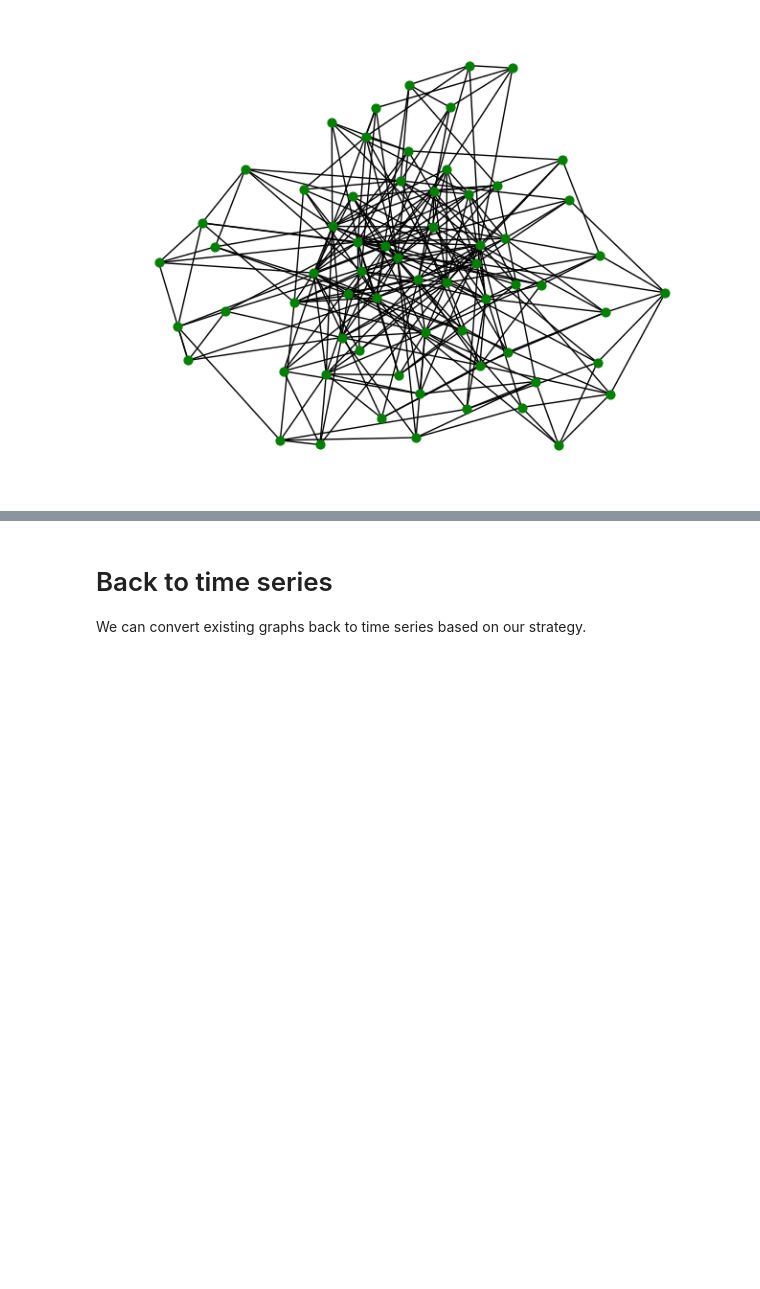
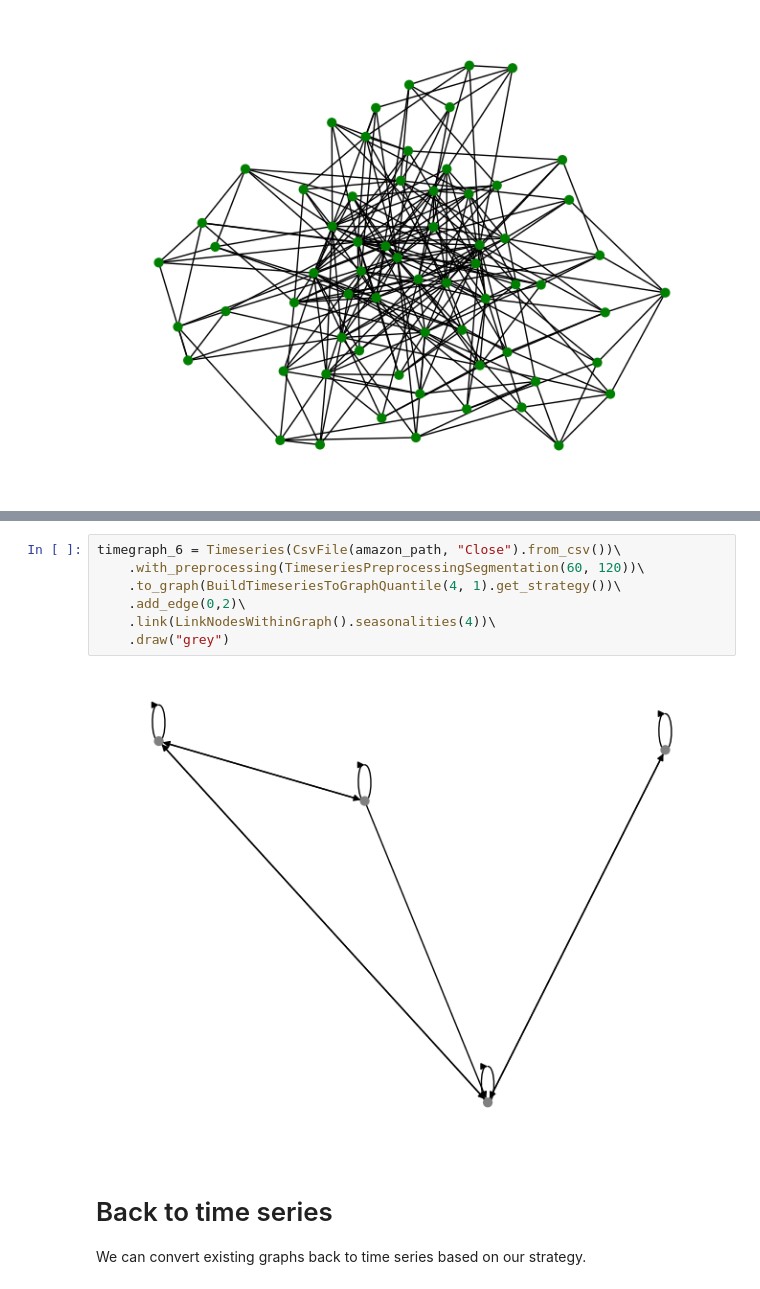
Before and after one commit to graph-massivizer/ts2g2, a Jupyter notebook: docs/tutorial.ipynb, the cells around one changed output, grey strips where cells are left out. Drawn from its saved outputs; the diff is of its cells as text; blank space fills up the shorter version.

```diff
--- a/docs/tutorial.ipynb
+++ b/docs/tutorial.ipynb
@@ -88,3 +106,12 @@ timegraph_4 = Timeseries(CsvFile(apple_path, "Close").from_csv())\
+# %%
+timegraph_6 = Timeseries(CsvFile(amazon_path, "Close").from_csv())\
+    .with_preprocessing(TimeseriesPreprocessingSegmentation(60, 120))\
+    .to_graph(BuildTimeseriesToGraphQuantile(4, 1).get_strategy())\
+    .add_edge(0,2)\
+    .link(LinkNodesWithinGraph().seasonalities(4))\
+    .draw("grey")
+# %% [output]
+[figure, added]
 # %% [markdown]
 # Back to time series
 We can convert existing graphs back to time series based on our strategy.
```
Also changed, not shown: parts of 7 cells of this notebook, 6 other files.
